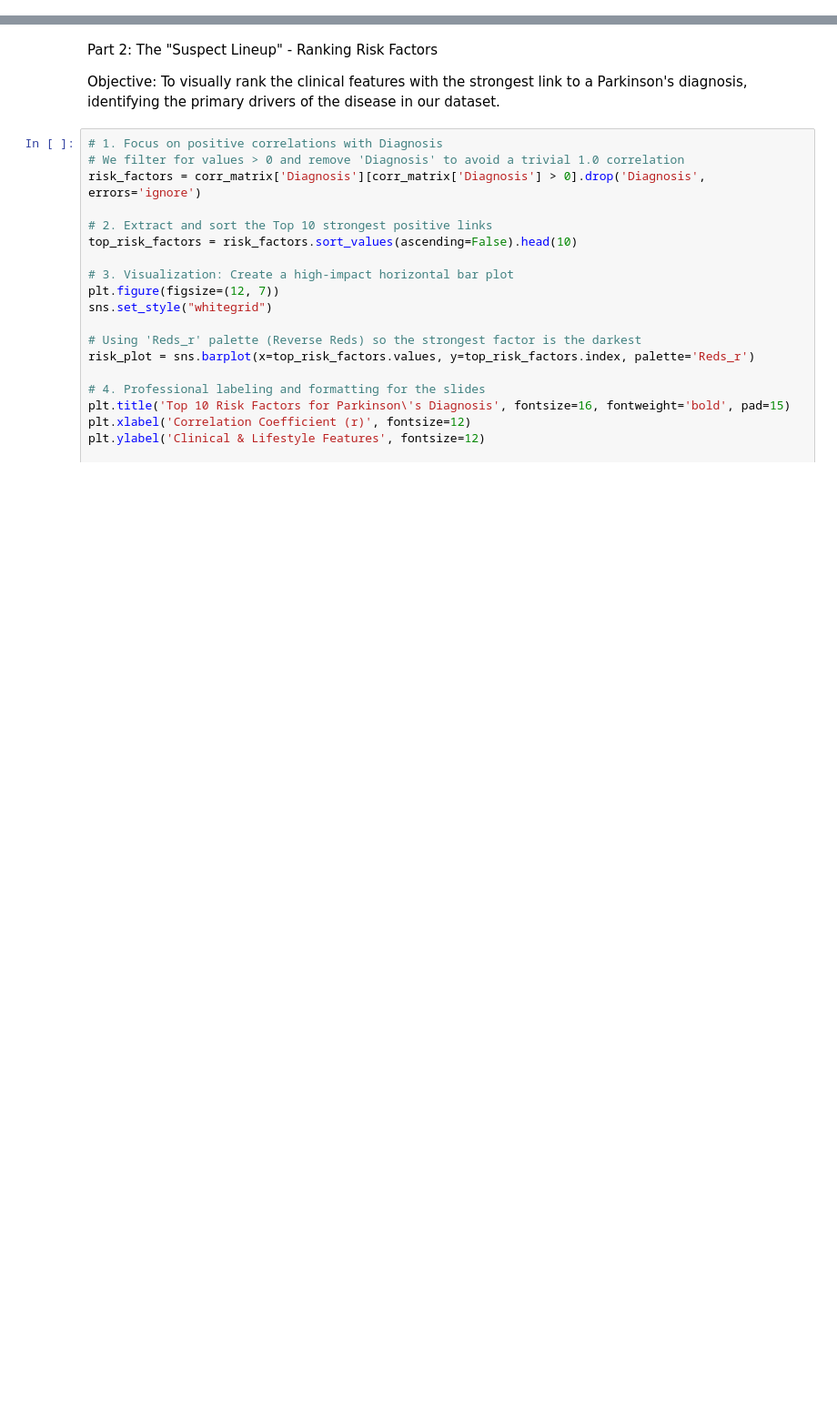
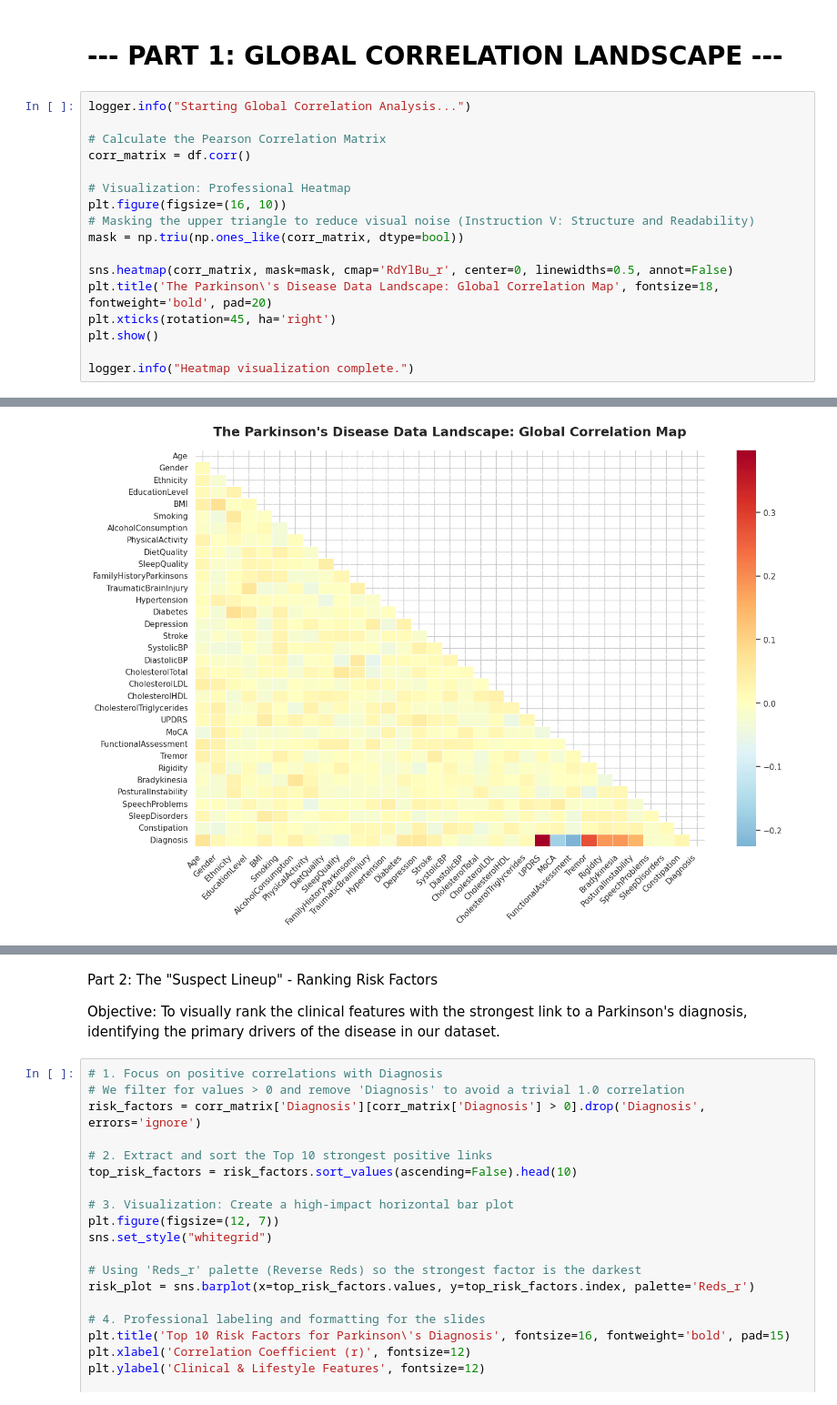
Before and after one commit to HillelAlon/Parkinson-Disease-Data-Analysis-and-Profiles-Classification, a Jupyter notebook: analysis/analsys.ipynb, the cells around one changed output, grey strips where cells are left out. Shown at 91% size. Drawn from its saved outputs; the diff is of its cells as text; blank space fills up the shorter version.

Commit message:
analysis testing

```diff
--- a/analysis/analsys.ipynb
+++ b/analysis/analsys.ipynb
@@ -64,0 +42,20 @@ Name: Diagnosis, dtype: float64
+# %% [markdown]
+# --- PART 1: GLOBAL CORRELATION LANDSCAPE ---
+# %%
+logger.info("Starting Global Correlation Analysis...")
+
+# Calculate the Pearson Correlation Matrix
+corr_matrix = df.corr()
+
+# Visualization: Professional Heatmap
+plt.figure(figsize=(16, 10))
+# Masking the upper triangle to reduce visual noise (Instruction V: Structure and Readability)
+mask = np.triu(np.ones_like(corr_matrix, dtype=bool))
+
+sns.heatmap(corr_matrix, mask=mask, cmap='RdYlBu_r', center=0, linewidths=0.5, annot=False)
+plt.title('The Parkinson\'s Disease Data Landscape: Global Correlation Map', fontsize=18, fontweight='bold', pad=20)
+plt.xticks(rotation=45, ha='right')
+plt.show()
+
+logger.info("Heatmap visualization complete.")
+# %% [output]
@@ -64,0 +63 @@ Name: Diagnosis, dtype: float64
+[figure, added]
```
Also changed, not shown: parts of 4 cells of this notebook, 7 other files.
